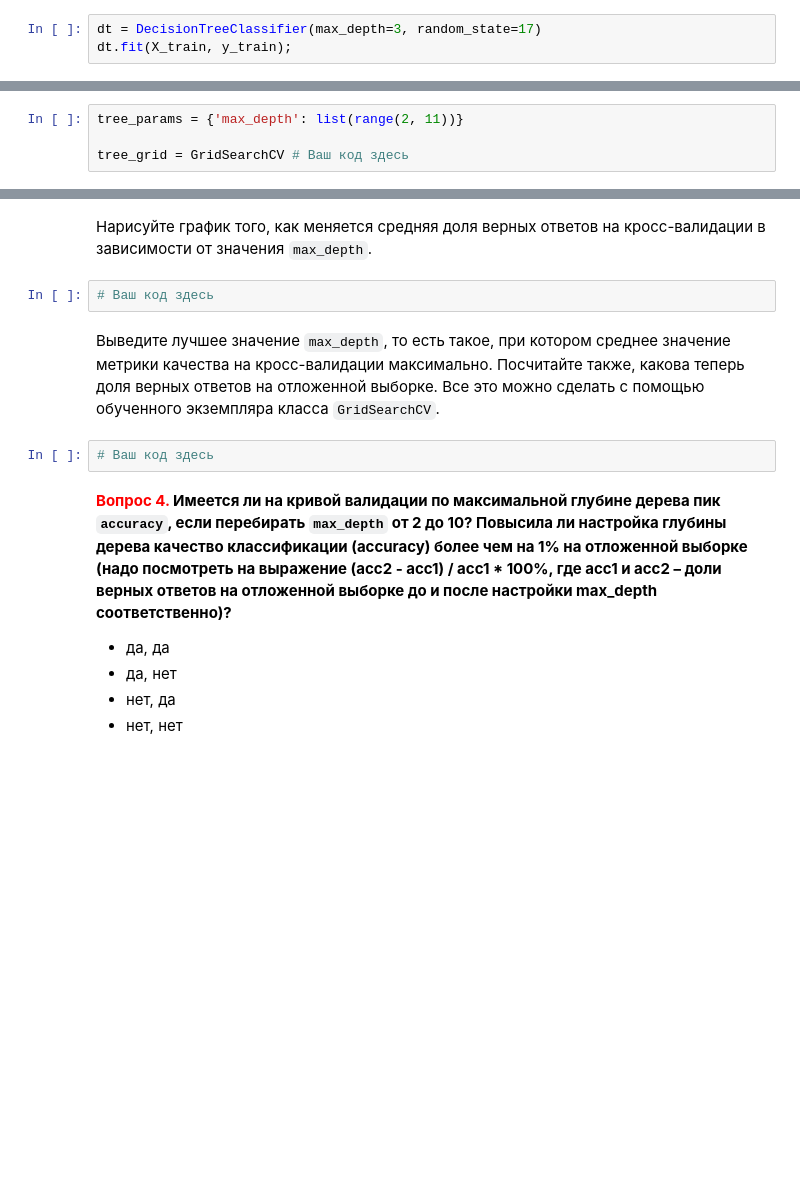
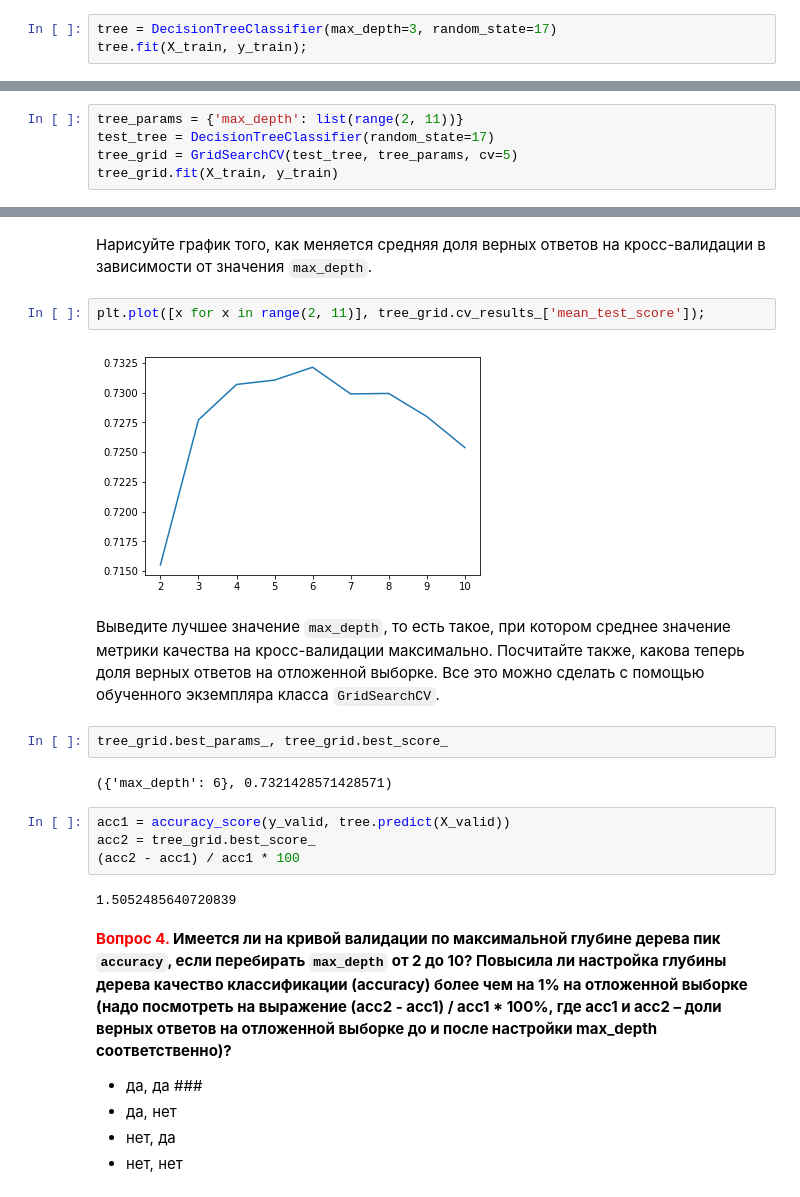
Before and after one commit to requiemofthesouls/USML_homeworks, a Jupyter notebook: ML/Assignment 3. Decision trees/assignment3_decision_trees_rus.ipynb, the cells around one changed output, grey strips where cells are left out. Drawn from its saved outputs; the diff is of its cells as text; blank space fills up the shorter version.

```diff
--- a/ML/Assignment 3. Decision trees/assignment3_decision_trees_rus.ipynb
+++ b/ML/Assignment 3. Decision trees/assignment3_decision_trees_rus.ipynb
@@ -125,4 +141,4 @@ df.head()
 # %%
-dt = DecisionTreeClassifier(max_depth=3, random_state=17)
-dt.fit(X_train, y_train);
+tree = DecisionTreeClassifier(max_depth=3, random_state=17)
+tree.fit(X_train, y_train);
 # %%
@@ -148,5 +162,6 @@ accuracy_score(y_valid, dt.predict(X_valid))
 Теперь на кросс-валидации по выборке  `(X_train, y_train)`  настройте глубину дерева, чтобы повысить качество модели. Используйте GridSearchCV, 5-кратную кросс-валидацию. Зафиксируйте у дерева `random_state`=17. Перебирайте параметр `max_depth` от 2 до 10.
 # %%
 tree_params = {'max_depth': list(range(2, 11))}
-
-tree_grid = GridSearchCV # Ваш код здесь
+test_tree = DecisionTreeClassifier(random_state=17)
+tree_grid = GridSearchCV(test_tree, tree_params, cv=5)
+tree_grid.fit(X_train, y_train)
@@ -153,14 +180,24 @@ tree_grid = GridSearchCV # Ваш код здесь
 # %% [markdown]
 Нарисуйте график того, как меняется средняя доля верных ответов на кросс-валидации в зависимости от значения `max_depth`.
-# %%
-# Ваш код здесь
+# %%
+plt.plot([x for x in range(2, 11)], tree_grid.cv_results_['mean_test_score']);
+# %% [output]
+[figure, added]
 # %% [markdown]
 Выведите лучшее значение `max_depth`, то есть такое, при котором среднее значение метрики качества на кросс-валидации максимально. Посчитайте также, какова теперь доля верных ответов на отложенной выборке. Все это можно сделать с помощью обученного экземпляра класса `GridSearchCV`.
-# %%
-# Ваш код здесь
+# %%
+tree_grid.best_params_, tree_grid.best_score_
+# %% [output]
+({'max_depth': 6}, 0.7321428571428571)
+# %%
+acc1 = accuracy_score(y_valid, tree.predict(X_valid))
+acc2 = tree_grid.best_score_
+(acc2 - acc1) / acc1 * 100
+# %% [output]
+1.5052485640720839
 # %% [markdown]
 **<font color='red'>Вопрос 4.</font> Имеется ли на кривой валидации по максимальной глубине дерева пик `accuracy`, если перебирать `max_depth` от 2 до 10? Повысила ли настройка глубины дерева качество классификации (accuracy) более чем на 1% на отложенной выборке (надо посмотреть на выражение (acc2 - acc1) / acc1 * 100%, где acc1 и acc2 – доли верных ответов на отложенной выборке до и после настройки max_depth соответственно)?**
-- да, да
+- да, да ###
 - да, нет
 - нет, да
 - нет, нет
```
Also changed, not shown: parts of 31 cells of this notebook.
